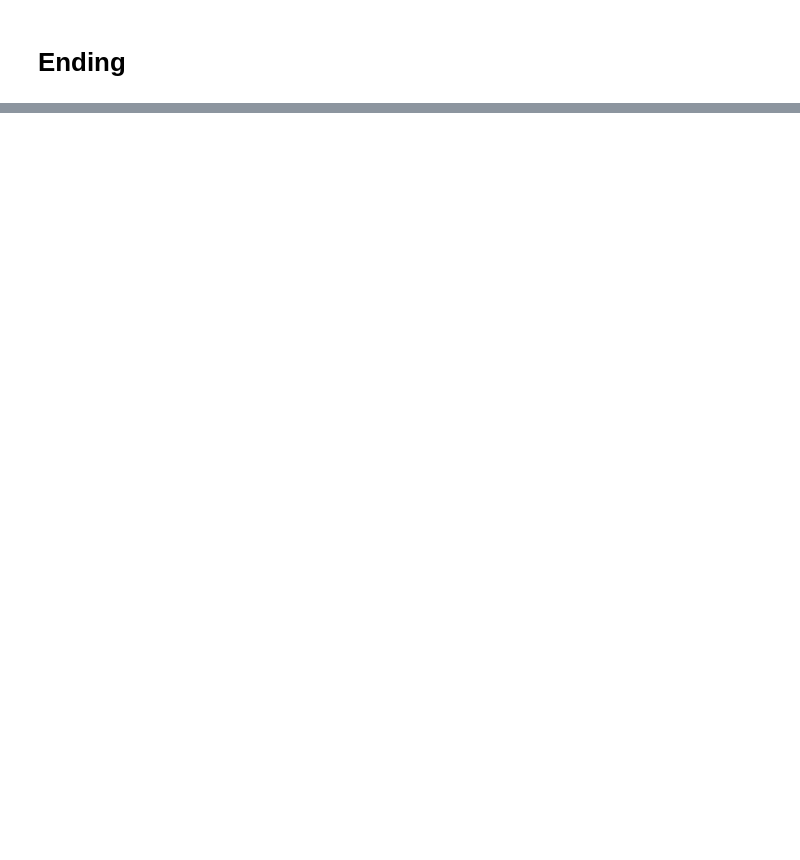
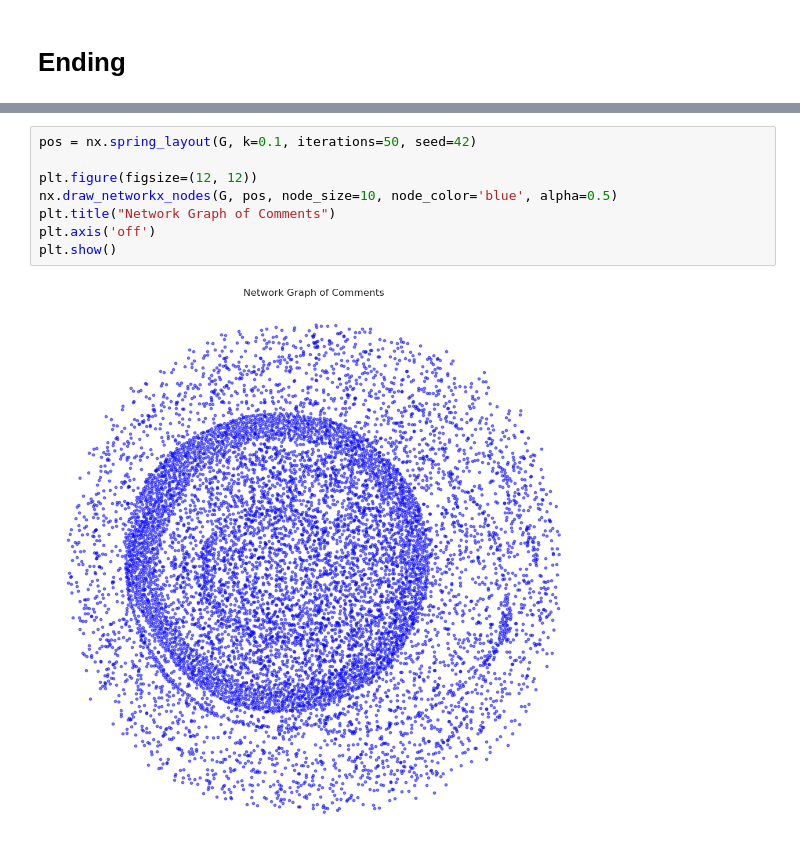
Before and after one commit to AlessandroGhiotto/WSA-AoT, a Jupyter notebook: notebooks/2_topologycal_analysis.ipynb, the cells around one changed output, grey strips where cells are left out. Drawn from its saved outputs; the diff is of its cells as text; blank space fills up the shorter version.

```diff
--- a/notebooks/2_topologycal_analysis.ipynb
+++ b/notebooks/2_topologycal_analysis.ipynb
@@ -141,0 +172,10 @@ plt.show()
+# %%
+pos = nx.spring_layout(G, k=0.1, iterations=50, seed=42)
+
+plt.figure(figsize=(12, 12))
+nx.draw_networkx_nodes(G, pos, node_size=10, node_color='blue', alpha=0.5)
+plt.title("Network Graph of Comments")
+plt.axis('off')
+plt.show()
+# %% [output]
+[figure, added]
```
Also changed, not shown: parts of 14 cells of this notebook, 2 other files.
